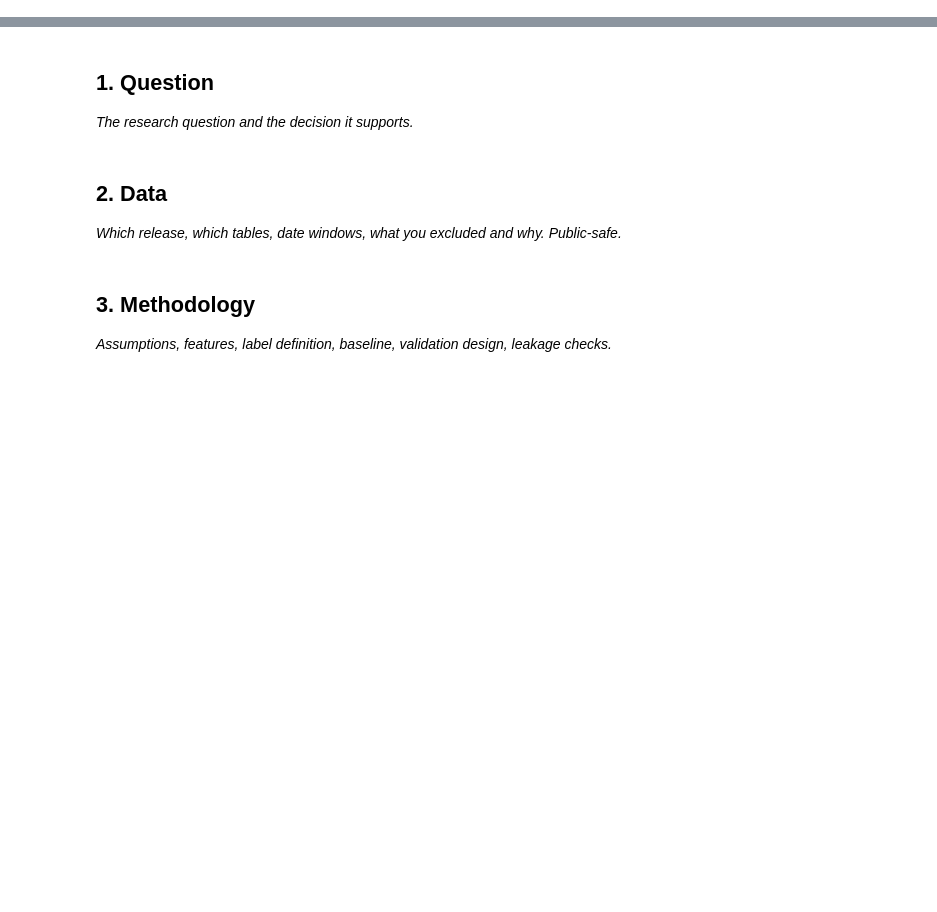
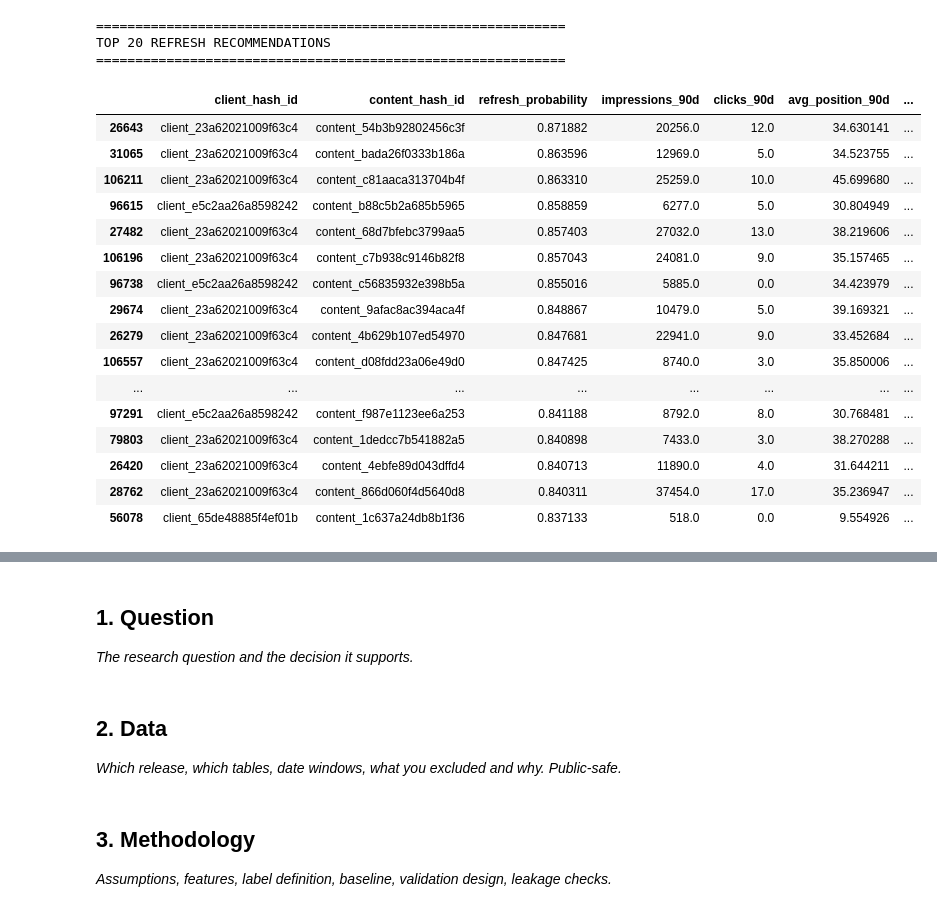
Before and after one commit to space-0d/flyrank, a Jupyter notebook: work/notebooks/capstone.ipynb, the cells around one changed output, grey strips where cells are left out. Cells and saved outputs as stored; diff of their text form; code cells hidden in the pictures; blank space fills up the shorter version.

```diff
--- a/work/notebooks/capstone.ipynb
+++ b/work/notebooks/capstone.ipynb
@@ -8,0 +2283,66 @@ This skeleton is yours to fill. Work the sections **in order** — each one has
+# %%
+# ============================================================
+# STEP 10: RANKED REFRESH RECOMMENDATIONS
+# ============================================================
+
+# Get refresh probability
+test_prob = rf_model.predict_proba(X_test)[:, 1]
+
+# Get corresponding original rows
+recommendations = dataset_model.loc[X_test.index].copy()
+
+# Add prediction probability
+recommendations["refresh_probability"] = test_prob
+
+# Rank highest probability first
+recommendations = recommendations.sort_values(
+    "refresh_probability",
+    ascending=False
+)
+
+print("=" * 60)
+print("TOP 20 REFRESH RECOMMENDATIONS")
+print("=" * 60)
+
+display(
+    recommendations[
+        [
+            "client_hash_id",
+            "content_hash_id",
+            "refresh_probability",
+            "impressions_90d",
+            "clicks_90d",
+            "avg_position_90d",
+            "impressions_last30",
+            "clicks_last30",
+            "ctr_90d",
+            "ctr_last30",
+            "content_age_days",
+            "days_since_update",
+            "search_volume",
+            "backlinks",
+            "word_count"
+        ]
+    ].head(20)
+)
+# %% [output]
+============================================================
+TOP 20 REFRESH RECOMMENDATIONS
+============================================================
+|  | client_hash_id | content_hash_id | refresh_probability | impressions_90d | clicks_90d | avg_position_90d | ... |
+| 26643 | client_23a62021009f63c4 | content_54b3b92802456c3f | 0.871882 | 20256.0 | 12.0 | 34.630141 | ... |
+| 31065 | client_23a62021009f63c4 | content_bada26f0333b186a | 0.863596 | 12969.0 | 5.0 | 34.523755 | ... |
+| 106211 | client_23a62021009f63c4 | content_c81aaca313704b4f | 0.863310 | 25259.0 | 10.0 | 45.699680 | ... |
+| 96615 | client_e5c2aa26a8598242 | content_b88c5b2a685b5965 | 0.858859 | 6277.0 | 5.0 | 30.804949 | ... |
+| 27482 | client_23a62021009f63c4 | content_68d7bfebc3799aa5 | 0.857403 | 27032.0 | 13.0 | 38.219606 | ... |
+| 106196 | client_23a62021009f63c4 | content_c7b938c9146b82f8 | 0.857043 | 24081.0 | 9.0 | 35.157465 | ... |
+| 96738 | client_e5c2aa26a8598242 | content_c56835932e398b5a | 0.855016 | 5885.0 | 0.0 | 34.423979 | ... |
+| 29674 | client_23a62021009f63c4 | content_9afac8ac394aca4f | 0.848867 | 10479.0 | 5.0 | 39.169321 | ... |
+| 26279 | client_23a62021009f63c4 | content_4b629b107ed54970 | 0.847681 | 22941.0 | 9.0 | 33.452684 | ... |
+| 106557 | client_23a62021009f63c4 | content_d08fdd23a06e49d0 | 0.847425 | 8740.0 | 3.0 | 35.850006 | ... |
+| ... | ... | ... | ... | ... | ... | ... | ... |
+| 97291 | client_e5c2aa26a8598242 | content_f987e1123ee6a253 | 0.841188 | 8792.0 | 8.0 | 30.768481 | ... |
+| 79803 | client_23a62021009f63c4 | content_1dedcc7b541882a5 | 0.840898 | 7433.0 | 3.0 | 38.270288 | ... |
+| 26420 | client_23a62021009f63c4 | content_4ebfe89d043dffd4 | 0.840713 | 11890.0 | 4.0 | 31.644211 | ... |
+| 28762 | client_23a62021009f63c4 | content_866d060f4d5640d8 | 0.840311 | 37454.0 | 17.0 | 35.236947 | ... |
+| 56078 | client_65de48885f4ef01b | content_1c637a24db8b1f36 | 0.837133 | 518.0 | 0.0 | 9.554926 | ... |
```
Also changed, not shown: parts of 98 cells of this notebook.
